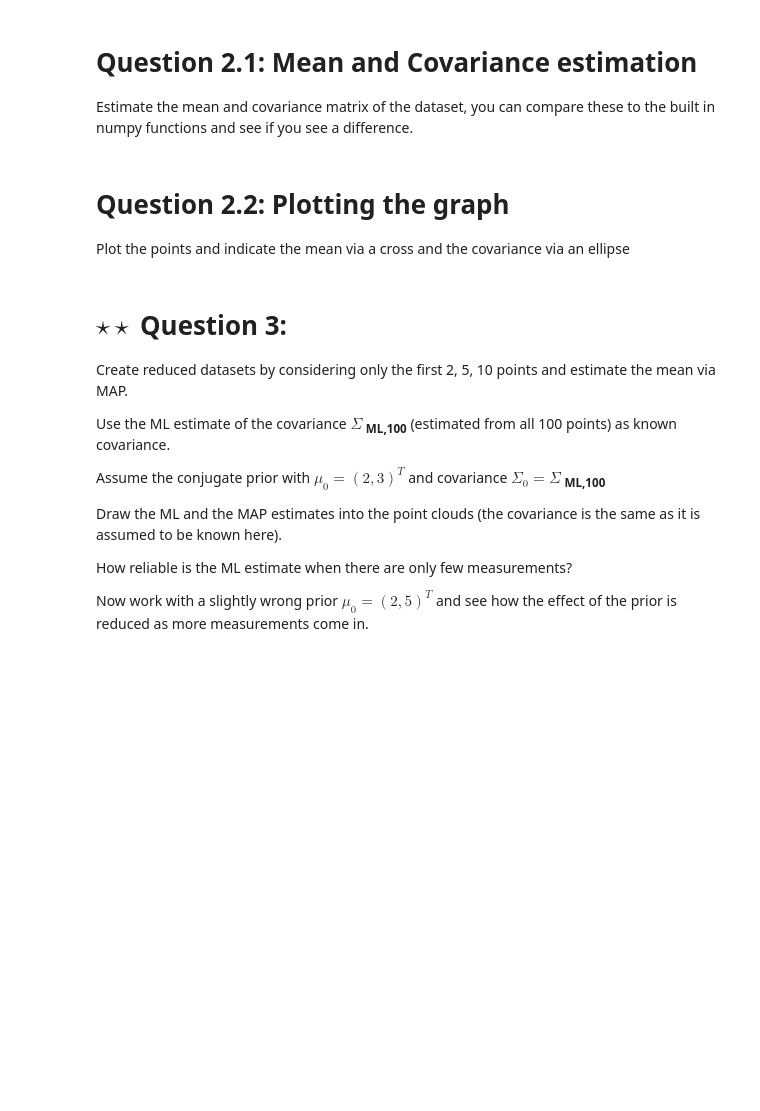
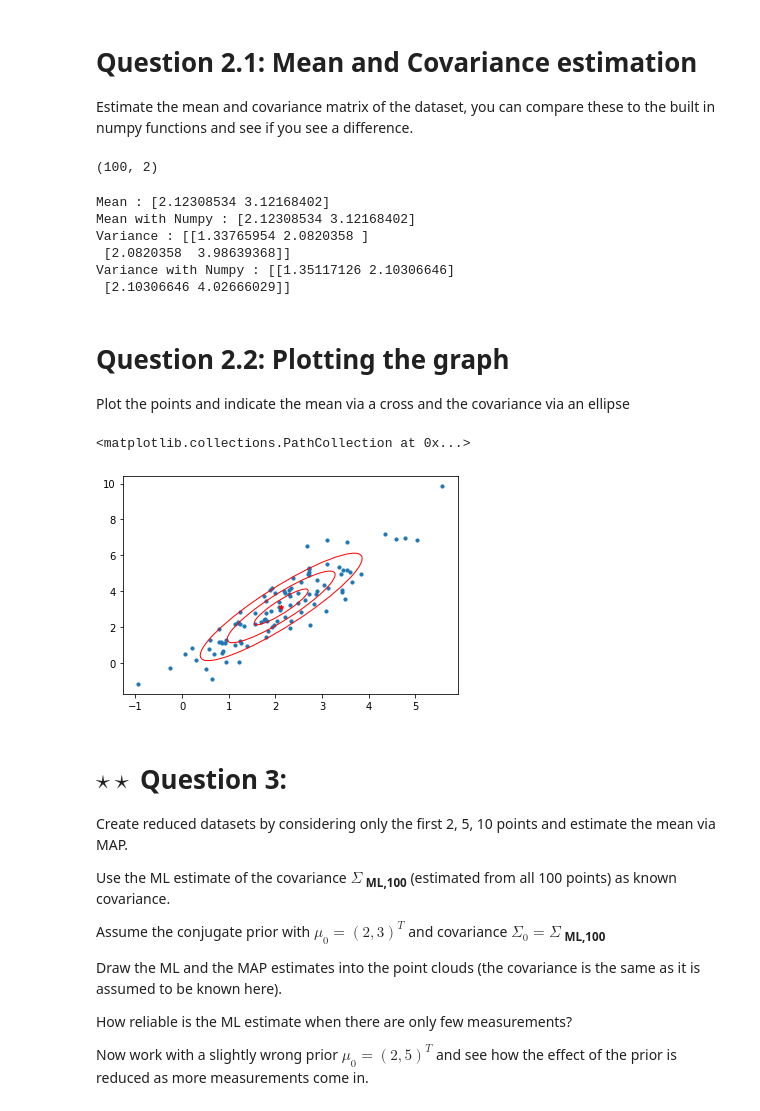
Before and after one commit to abhijeetknayak/spr-exercises, a Jupyter notebook: templates/ex2.ipynb, the cells around one changed output. Drawn from its saved outputs; the diff is of its cells as text; code cells hidden in the pictures; blank space fills up the shorter version.

```diff
--- a/templates/ex2.ipynb
+++ b/templates/ex2.ipynb
@@ -22,10 +22,49 @@ internet or a math book if you lack this basic math knowledge.
 # %% [markdown]
 # Question 2.1: Mean and Covariance estimation
 Estimate the mean and covariance matrix of the dataset, you can compare these to the built in numpy functions and see if you see a difference.
+# %%
+gaussian = np.load('../data/gaussian.npz', mmap_mode='r')['arr_0']
+gaussian.shape
+# %% [output]
+(100, 2)
+# %%
+N = gaussian.shape[0]
+mean = (1 / N) * np.sum(gaussian, axis=0)
+x_ = gaussian - mean # Broadcast
+var = (1 / N) * (np.dot(x_.T, x_))
+print("Mean : {}".format(mean))
+print("Mean with Numpy : {}".format(np.mean(gaussian, axis=0)))
+
+print("Variance : {}".format(var))
+print("Variance with Numpy : {}".format(np.cov(gaussian.T)))
+# %% [output]
+Mean : [2.12308534 3.12168402]
+Mean with Numpy : [2.12308534 3.12168402]
+Variance : [[1.33765954 2.0820358 ]
+ [2.0820358  3.98639368]]
+Variance with Numpy : [[1.35117126 2.10306646]
+ [2.10306646 4.02666029]]
 # %% [markdown]
 # Question 2.2: Plotting the graph
 Plot the points and indicate the mean via a cross and the covariance via an
 ellipse
+# %%
+fig, ax = plt.subplots()
+
+eig_values, eig_vectors = np.linalg.eig(var)
+
+for i in range(1, 4):
+    ellipse = Ellipse(xy=(mean[0], mean[1]), width=np.sqrt(eig_values[0]) * i,
+                  height=np.sqrt(eig_values[1]) * i,
+                  angle=np.rad2deg(np.arctan2(eig_vectors[1, 0], eig_vectors[0, 0])),
+                 facecolor='none', edgecolor='red')
+    ax.add_artist(ellipse)
+
+plt.scatter(gaussian[:, 0], gaussian[:, 1], s=10)
+plt.scatter(mean[0], mean[1], marker='*', color='red', s=20)
+# %% [output]
+<matplotlib.collections.PathCollection at 0x...>
+[figure, added]
 # %% [markdown]
 # $\star\star$ Question 3:
 Create reduced datasets by considering only the first 2, 5, 10 points and estimate the mean via MAP.
```
Also changed, not shown: parts of 10 cells of this notebook.
